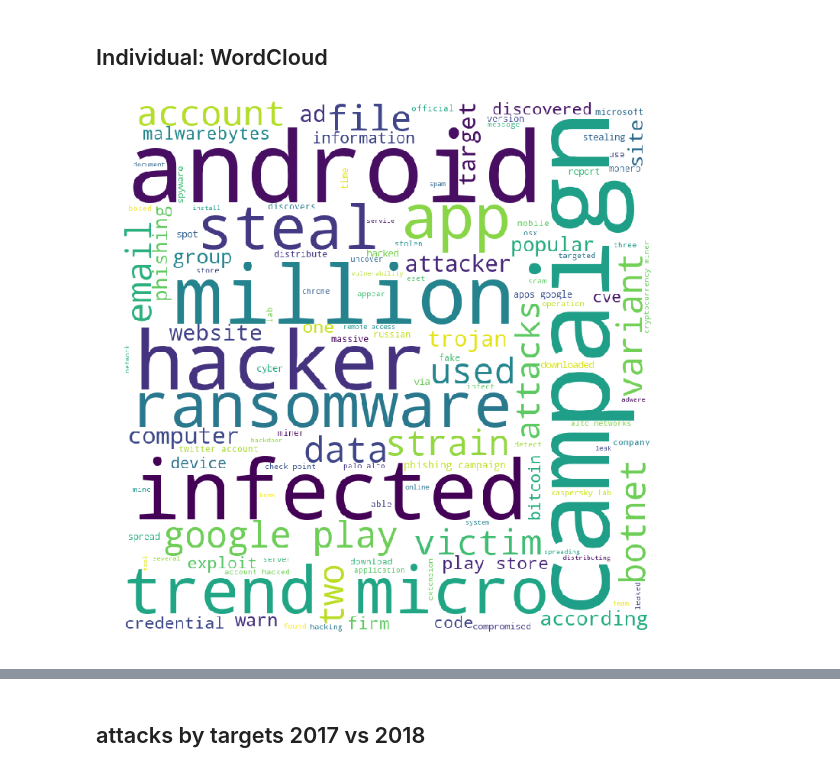
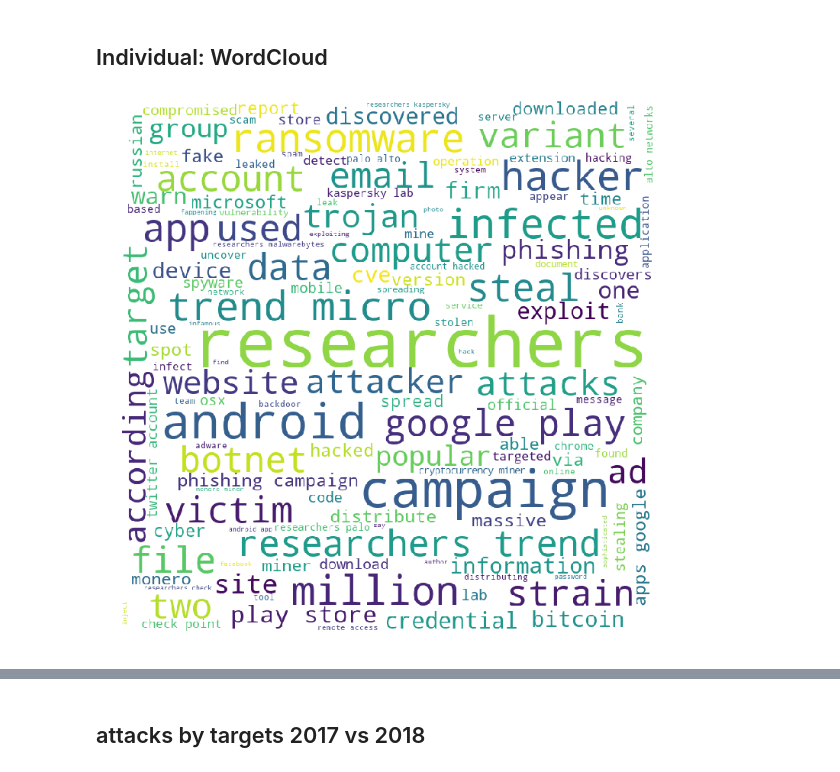
Before and after one commit to MelanieU/cyberattacks_in_healthcare, a Jupyter notebook: Analysis/cyber_analysis.ipynb, the cells around one changed output, grey strips where cells are left out. Drawn from its saved outputs; the diff is of its cells as text; code cells hidden in the pictures.

Commit message:
Edit cyber analysis

```diff
--- a/Analysis/cyber_analysis.ipynb
+++ b/Analysis/cyber_analysis.ipynb
@@ -7,13 +8,13 @@ plt.style.use('ggplot')
 ## cyber data cleaning
 # %%
 # load dataset
-#cyber = pd.read_csv('CyberAttacks.csv')
-#cyber = cyber.replace('?', np.nan)
-#cyber['date'] = pd.to_datetime(cyber['date'], dayfirst=True)
+cyber = pd.read_csv('CyberAttacks.csv')
+cyber = cyber.replace('?', np.nan)
+cyber['date'] = pd.to_datetime(cyber['date'], dayfirst=True)
 
-#cyber['target_code'] = cyber.target_class.str[0]
-#cyber["target_class"] = cyber.target_class.str[1:]
-#cyber = cyber.set_index('date')
+cyber['target_code'] = cyber.target_class.str[0]
+cyber["target_class"] = cyber.target_class.str[1:]
+cyber = cyber.set_index('date')
 cyber['year'] = cyber.index.year
 cyber['month'] = cyber.index.month
 
@@ -21,8 +22,8 @@ cyber['month'] = cyber.index.month
 #pd.set_option('display.max_columns', cyber.shape[1])
 #cyber.shape
 
-#cyber['country'].replace(regex=True, inplace=True, to_replace=('>1'), value='Multiple')
-#cyber.target_class.astype('str')
+cyber['country'].replace(regex=True, inplace=True, to_replace=('>1'), value='Multiple')
+cyber.target_class.astype('str')
 cyber['target_class'].replace(inplace=True, regex=True, to_replace=('Accommodation and food service activities'), value=('Hospitality'))
 cyber.target_class.replace(inplace=True, regex=True, to_replace=('Activities of extraterritorial organizations and bodies'), value=('NGO activities'))
 cyber.target_class.replace(inplace=True, regex=True, to_replace=('Administrative and support service activities'), value=('Human Resources'))
@@ -39,4 +40,5 @@ cyber.target_class.replace(inplace=True, regex=True, to_replace=('Transportation
 cyber.target_class.replace(inplace=True, regex=True, to_replace=('Water supply, sewerage waste management, and remediation activities'), value=('Water supply'))
 cyber.target_class.replace(inplace=True, regex=True, to_replace=('Wholesale and retail trade; repair of motor vehicles and motorcycles'), value=('Wholesale and retail trade'))
 
-cyber.to_csv('cyber_cleaned')
+#cyber.to_csv('cyber_cleaned')
+cyber
@@ -45,26 +139,26 @@ cyber.to_csv('cyber_cleaned')
 # %%
 from wordcloud import WordCloud, STOPWORDS
 import matplotlib.pyplot as plt
 import pandas as pd
 pd.options.mode.chained_assignment = None
 
 cyber_individual = cyber[cyber['target_code'] == 'X']
 cyber_individual['description'] = cyber_individual['description'].str.lower()
 
-new_stopwords=STOPWORDS.union(set(['malware','researchers', 'new', 'user','users','discover',\
+new_stopwords=STOPWORDS.union(set(['malware','researcher', 'new', 'user','users','discover',\
                                    'called','attack','malicious','dubbed','security','reveal','detail'\
                                   'details','detail','details','reveals','victim','using','targeting']))
 wordcloud = WordCloud(width = 800, height = 800,
               background_color ='white',
                 stopwords = new_stopwords,
                 min_font_size = 10).generate(' '.join(cyber_individual['description']))
 
 
 plt.figure(figsize = (10, 10), facecolor = None)
 plt.imshow(wordcloud)
 plt.axis("off")
 plt.tight_layout(pad = 0)
 
-plt.savefig('wordcloud.png')
+#plt.savefig('wordcloud.png')
 # %% [output]
-[figure, old version]
+[figure, new version]
```
Also changed, not shown: parts of 6 cells of this notebook.
